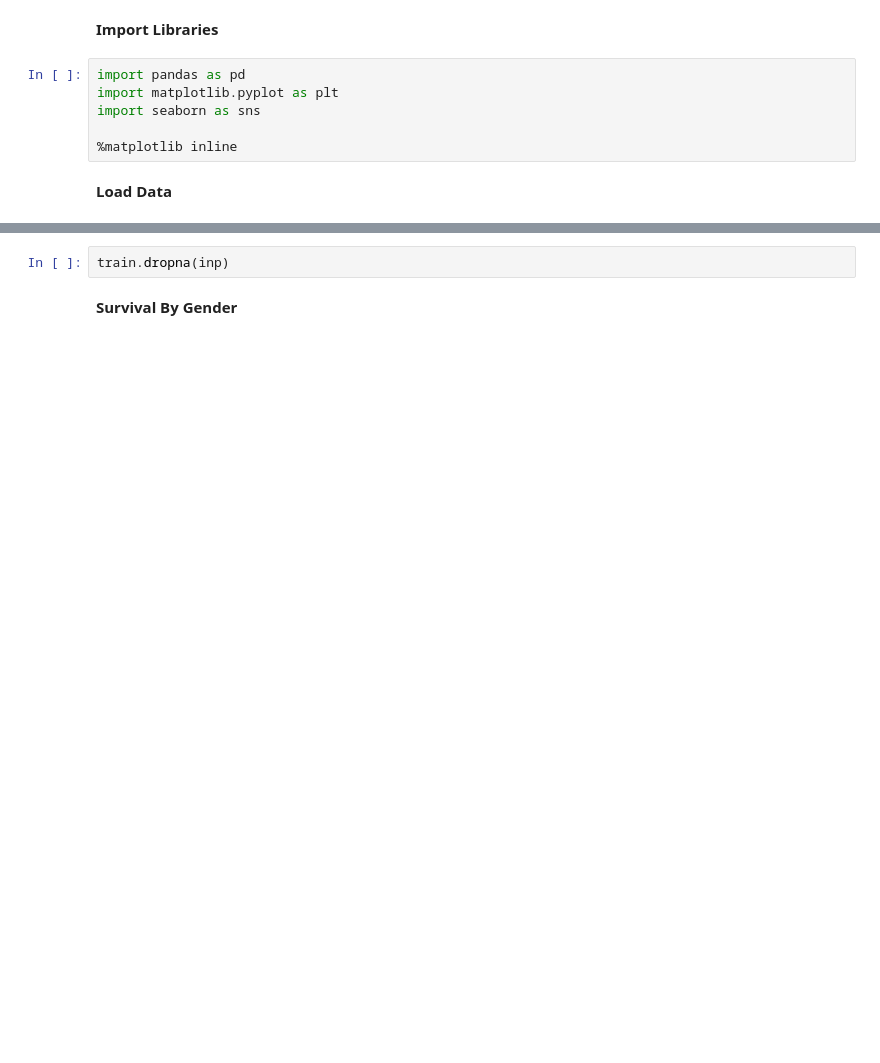
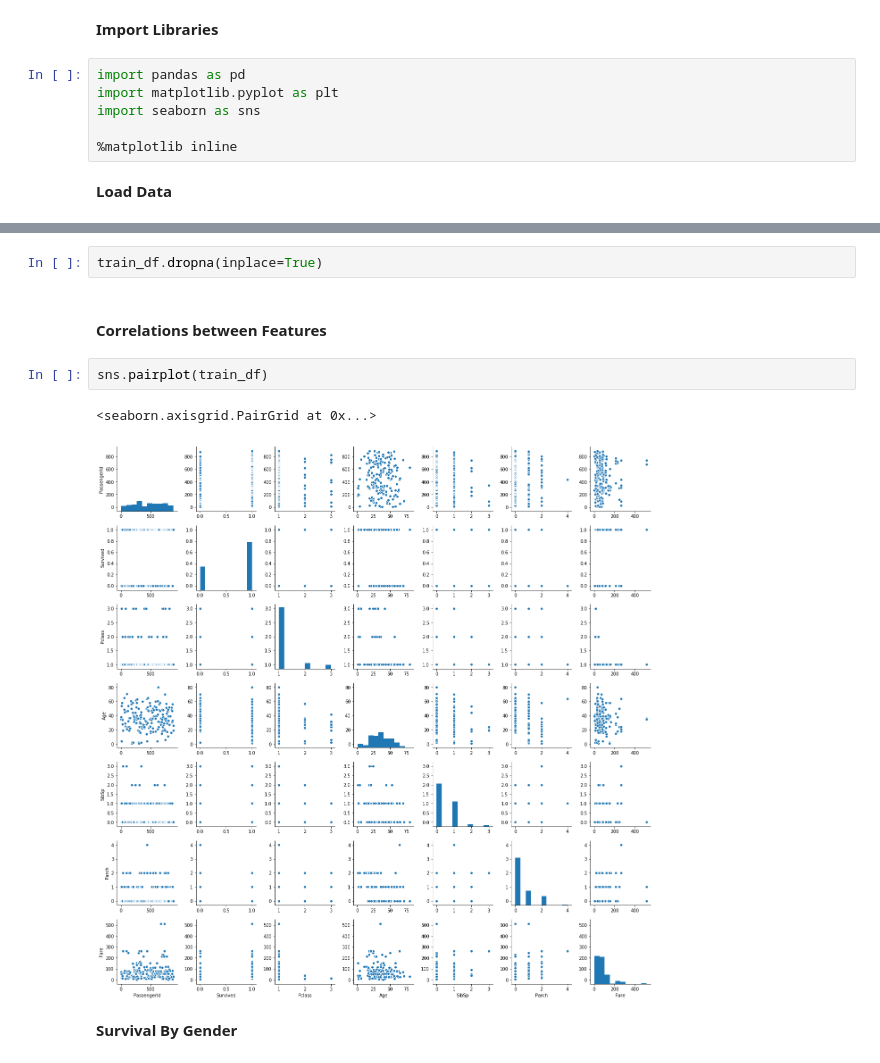
Before and after one commit to 4bic/learn_code, a Jupyter notebook: titanic/titanic_submission_v1.ipynb, the cells around one changed output, grey strips where cells are left out. Drawn from its saved outputs; the diff is of its cells as text; blank space fills up the shorter version.

Commit message:
correlation and relation

```diff
--- a/titanic/titanic_submission_v1.ipynb
+++ b/titanic/titanic_submission_v1.ipynb
@@ -17,8 +18,15 @@ train.head(3)
 | 0 | 1 | 0 | 3 | Braund, Mr. Owen Harris | male | 22.0 | 1 | 0 | A/5 21171 | 7.2500 | ... |
 | 1 | 2 | 1 | 1 | Cumings, Mrs. John Bradley (Flore... | female | 38.0 | 1 | 0 | PC 17599 | 71.2833 | ... |
 | 2 | 3 | 1 | 3 | Heikkinen, Miss. Laina | female | 26.0 | 0 | 0 | STON/O2. 3101282 | 7.9250 | ... |
-# %%
-train.dropna(inp)
+# %%
+train_df.dropna(inplace=True)
+# %% [markdown]
+#### Correlations between Features
+# %%
+sns.pairplot(train_df)
+# %% [output]
+<seaborn.axisgrid.PairGrid at 0x...>
+[figure, added]
 # %% [markdown]
 **Survival By Gender**
 # %%
```
Also changed, not shown: parts of 26 cells of this notebook.
